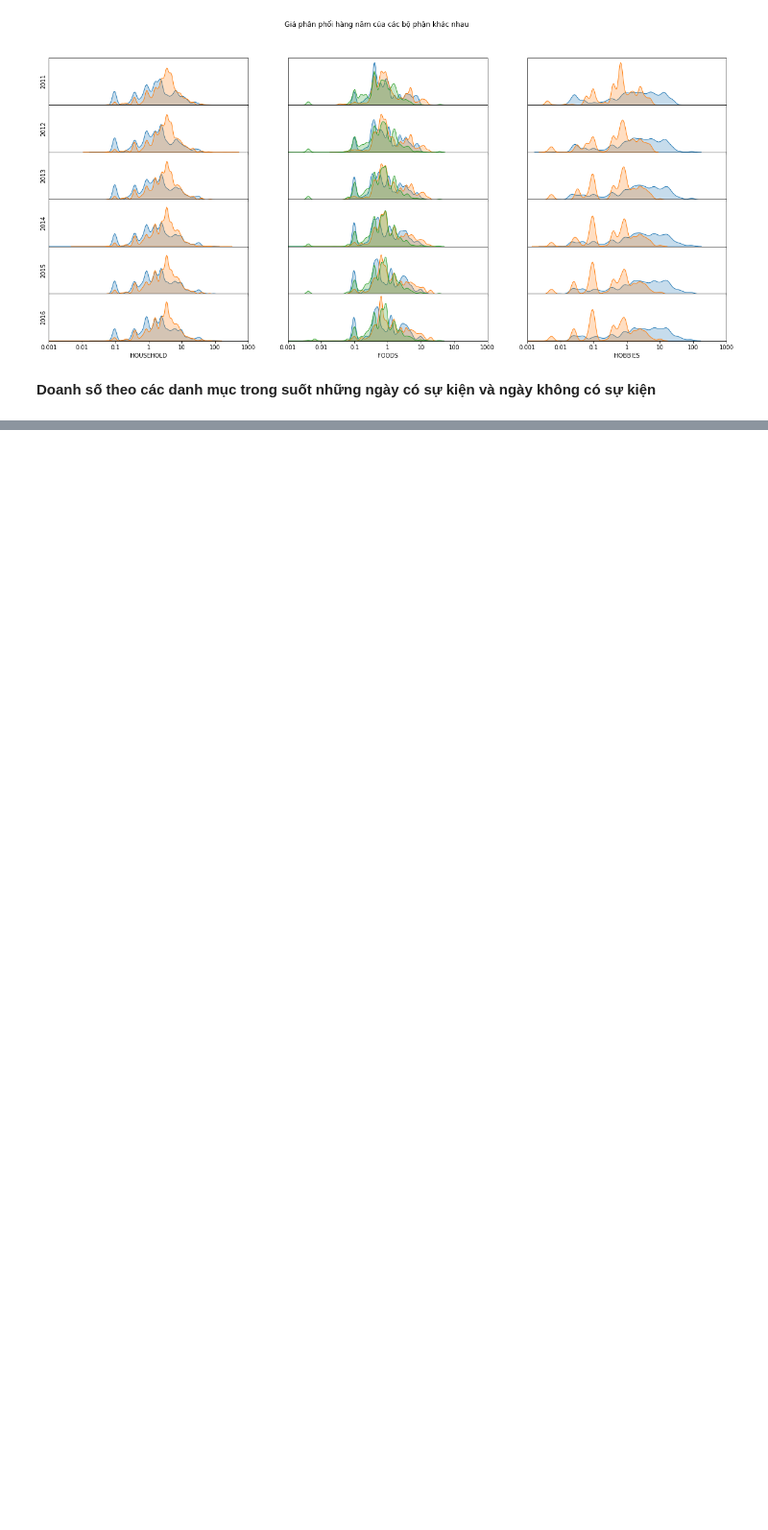
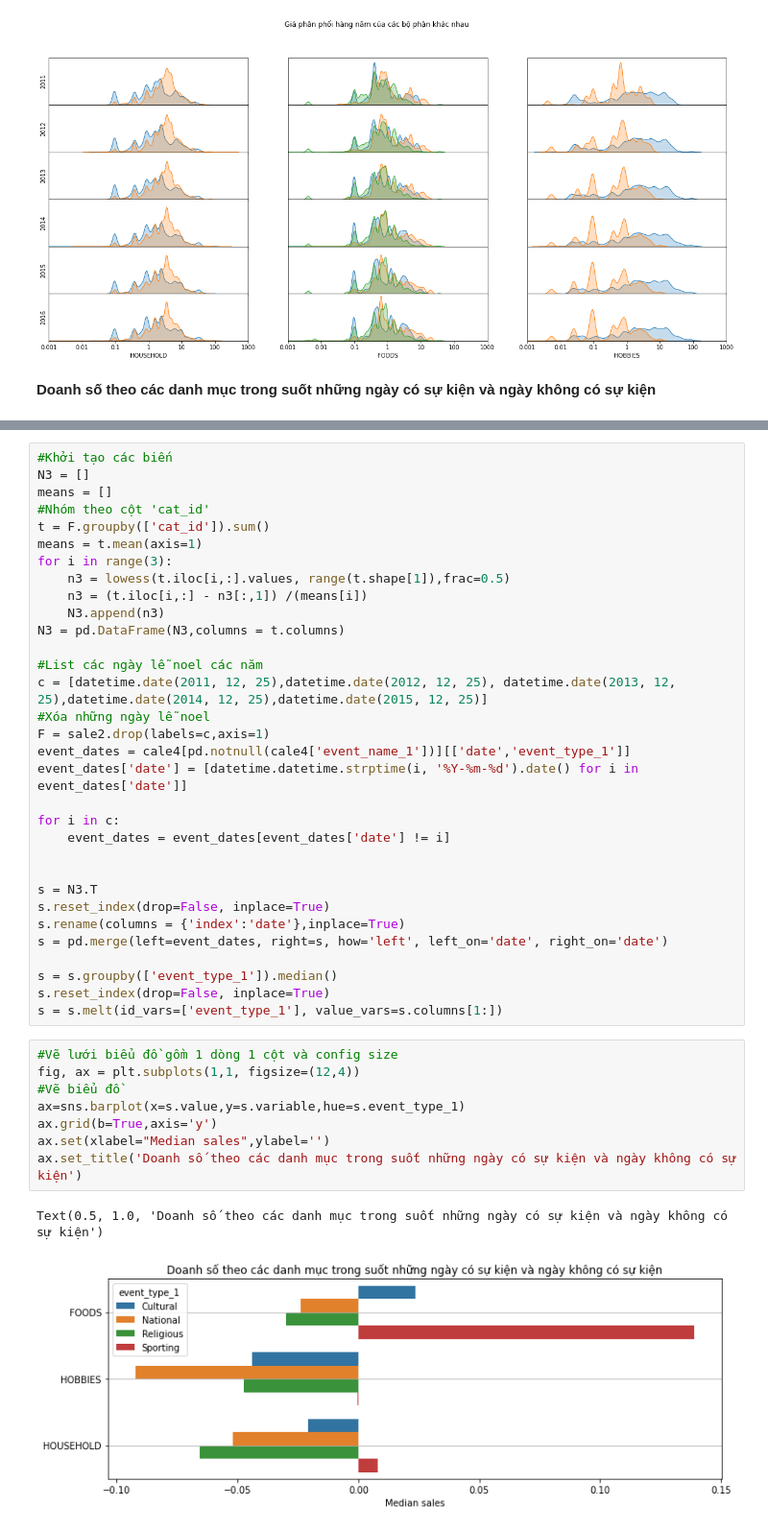
Before and after one commit to HienNguyenMinh/PythonAssignment, a Jupyter notebook: BaiTap2.ipynb, the cells around one changed output, grey strips where cells are left out. Shown at 96% size. Cells and saved outputs as stored; diff of their text form; blank space fills up the shorter version.

```diff
--- a/BaiTap2.ipynb
+++ b/BaiTap2.ipynb
@@ -739,0 +786,43 @@ plt.show()
+# %%
+#Khởi tạo các biến
+N3 = []
+means = []
+#Nhóm theo cột 'cat_id'
+t = F.groupby(['cat_id']).sum()
+means = t.mean(axis=1)
+for i in range(3):
+    n3 = lowess(t.iloc[i,:].values, range(t.shape[1]),frac=0.5)
+    n3 = (t.iloc[i,:] - n3[:,1]) /(means[i])
+    N3.append(n3)
+N3 = pd.DataFrame(N3,columns = t.columns)
+
+#List các ngày lễ noel các năm
+c = [datetime.date(2011, 12, 25),datetime.date(2012, 12, 25), datetime.date(2013, 12, 25),datetime.date(2014, 12, 25),datetime.date(2015, 12, 25)]
+#Xóa những ngày lễ noel
+F = sale2.drop(labels=c,axis=1)
+event_dates = cale4[pd.notnull(cale4['event_name_1'])][['date','event_type_1']]
+event_dates['date'] = [datetime.datetime.strptime(i, '%Y-%m-%d').date() for i in event_dates['date']]
+
+for i in c:
+    event_dates = event_dates[event_dates['date'] != i]
+
+
+s = N3.T
+s.reset_index(drop=False, inplace=True)
+s.rename(columns = {'index':'date'},inplace=True)
+s = pd.merge(left=event_dates, right=s, how='left', left_on='date', right_on='date')
+
+s = s.groupby(['event_type_1']).median()
+s.reset_index(drop=False, inplace=True)
+s = s.melt(id_vars=['event_type_1'], value_vars=s.columns[1:])
+# %%
+#Vẽ lưới biểu đồ gồm 1 dòng 1 cột và config size
+fig, ax = plt.subplots(1,1, figsize=(12,4))
+#Vẽ biểu đồ
+ax=sns.barplot(x=s.value,y=s.variable,hue=s.event_type_1)
+ax.grid(b=True,axis='y')
+ax.set(xlabel="Median sales",ylabel='')
+ax.set_title('Doanh số theo các danh mục trong suốt những ngày có sự kiện và ngày không có sự kiện')
+# %% [output]
+Text(0.5, 1.0, 'Doanh số theo các danh mục trong suốt những ngày có sự kiện và ngày không có sự kiện')
+[figure, added]
```
Also changed, not shown: parts of 36 cells of this notebook.
